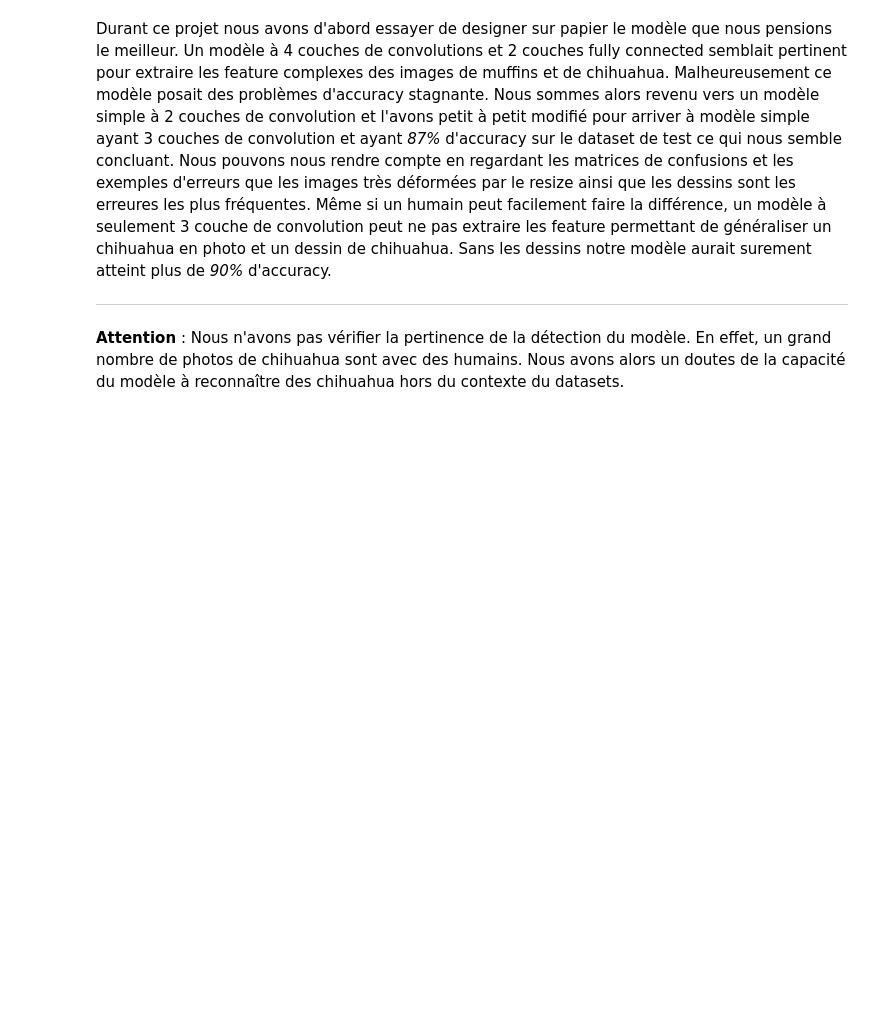
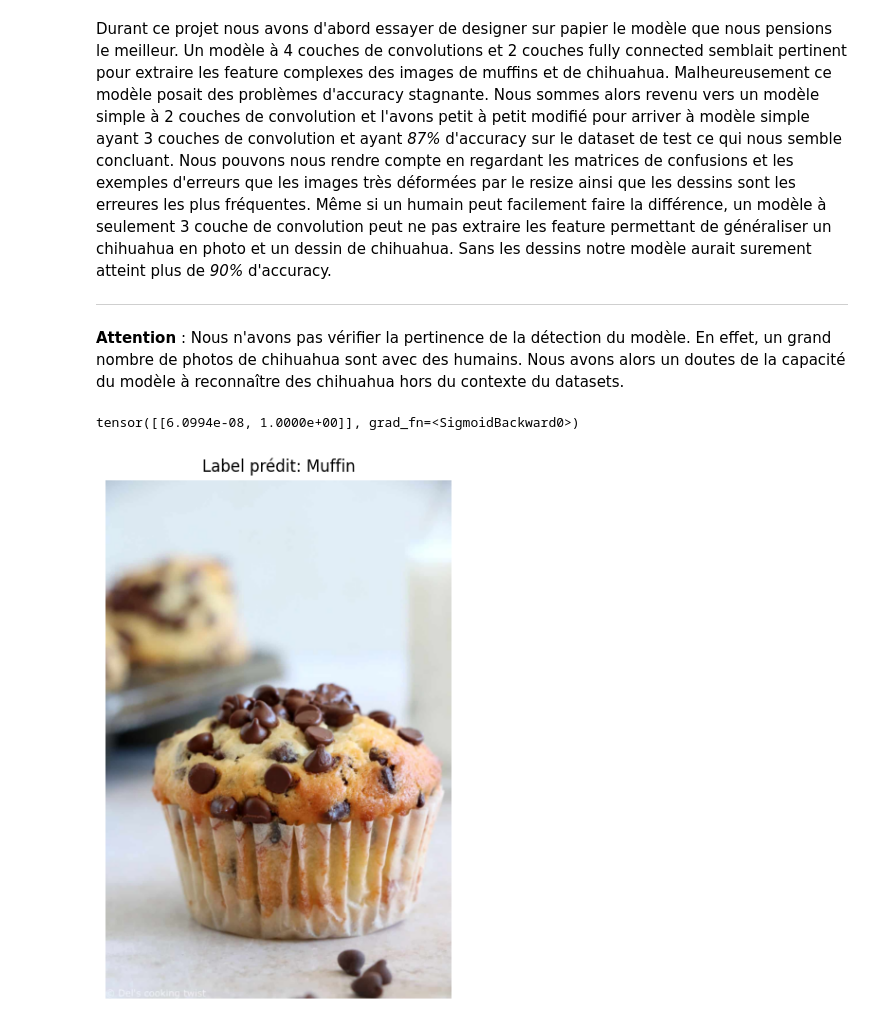
Before and after one commit to paullouppe/MuffinOrChihuahuaCNN, a Jupyter notebook: notebooks/Muffin_or_Chihuahua.ipynb, the cells around one changed output. Cells and saved outputs as stored; diff of their text form; code cells hidden in the pictures; blank space fills up the shorter version.

Commit message:
final version with predict method

```diff
--- a/notebooks/Muffin_or_Chihuahua.ipynb
+++ b/notebooks/Muffin_or_Chihuahua.ipynb
@@ -751,3 +751,45 @@ Nous sommes alors revenu vers un modèle simple à 2 couches de convolution et l
 
 ---
 **Attention** : Nous n'avons pas vérifier la pertinence de la détection du modèle. En effet, un grand nombre de photos de chihuahua sont avec des humains. Nous avons alors un doutes de la capacité du modèle à reconnaître des chihuahua hors du contexte du datasets.
+# %%
+import matplotlib.image as mpimg
+from PIL import Image
+
+def predict(model, image):
+    transform = transforms.Compose([
+        transforms.Resize((224, 224)),  # Resize the images to 224x224 pixels
+        transforms.ToTensor(),          # Convert image to tensor
+    ])
+
+    image = transform(image)
+    image = image.unsqueeze(0)
+
+    out = model[0](image)
+
+    index = out.data.cpu().numpy().argmax()
+
+    return index
+# %%
+with open('../models/cnn_classifier_model_3.pkl', 'rb') as pickled_one:
+    model = pickle.load(pickled_one)
+
+img = mpimg.imread('../results/predict/test1.jpg')
+img = Image.fromarray(img)
+
+out = predict(model, img)
+
+label = ""
+if out == 0:
+    label = "Chihuahua"
+else:
+    label = "Muffin"
+
+plt.figure(figsize=(12, 6))
+plt.imshow(img)
+plt.title(f'Label prédit: {label}')
+plt.axis('off')
+plt.tight_layout()
+plt.show()
+# %% [output]
+tensor([[6.0994e-08, 1.0000e+00]], grad_fn=<SigmoidBackward0>)
+[figure, added]
```
Also changed, not shown: 2 other files.
